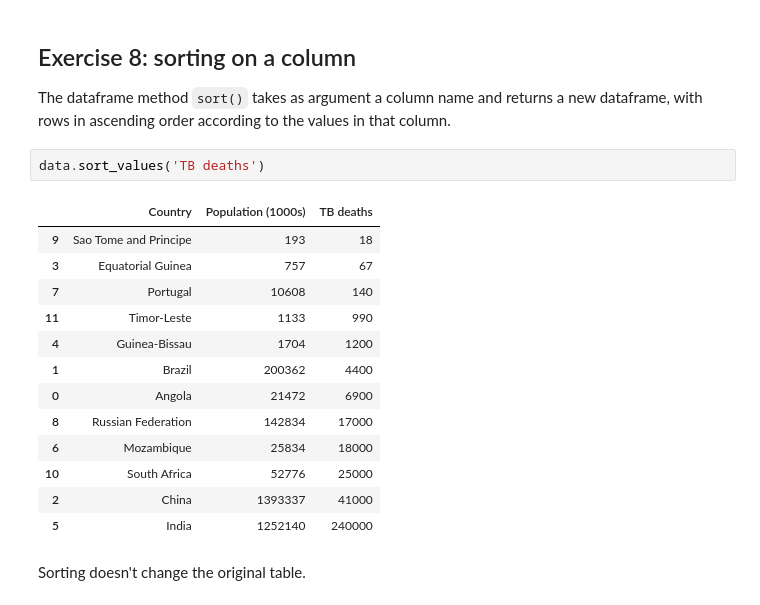
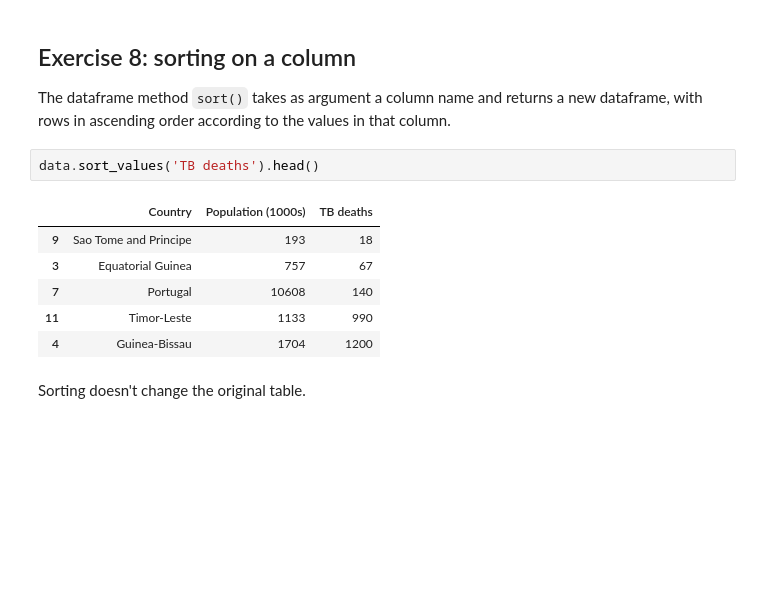
Before and after one commit to P7h/FutureLearn__Learn_to_Code_for_Data_Analysis, a Jupyter notebook: Week#1/Week_1_exercises.ipynb, the cells around one changed output. Saved outputs shown, nothing was run; the diff lists cells and outputs as text; blank space fills up the shorter version.

```diff
--- a/Week#1/Week_1_exercises.ipynb
+++ b/Week#1/Week_1_exercises.ipynb
@@ -317,21 +289,14 @@ popColumn.min()
 
 The dataframe method `sort()` takes as argument a column name and returns a new dataframe, with rows in ascending order according to the values in that column.
 # %%
-data.sort_values('TB deaths')
+data.sort_values('TB deaths').head()
 # %% [output]
 |  | Country | Population (1000s) | TB deaths |
 | 9 | Sao Tome and Principe | 193 | 18 |
 | 3 | Equatorial Guinea | 757 | 67 |
 | 7 | Portugal | 10608 | 140 |
 | 11 | Timor-Leste | 1133 | 990 |
 | 4 | Guinea-Bissau | 1704 | 1200 |
-| 1 | Brazil | 200362 | 4400 |
-| 0 | Angola | 21472 | 6900 |
-| 8 | Russian Federation | 142834 | 17000 |
-| 6 | Mozambique | 25834 | 18000 |
-| 10 | South Africa | 52776 | 25000 |
-| 2 | China | 1393337 | 41000 |
-| 5 | India | 1252140 | 240000 |
 # %% [markdown]
 Sorting doesn't change the original table.
 # %%
```
Also changed, not shown: parts of 14 cells of this notebook, 2 other files.
